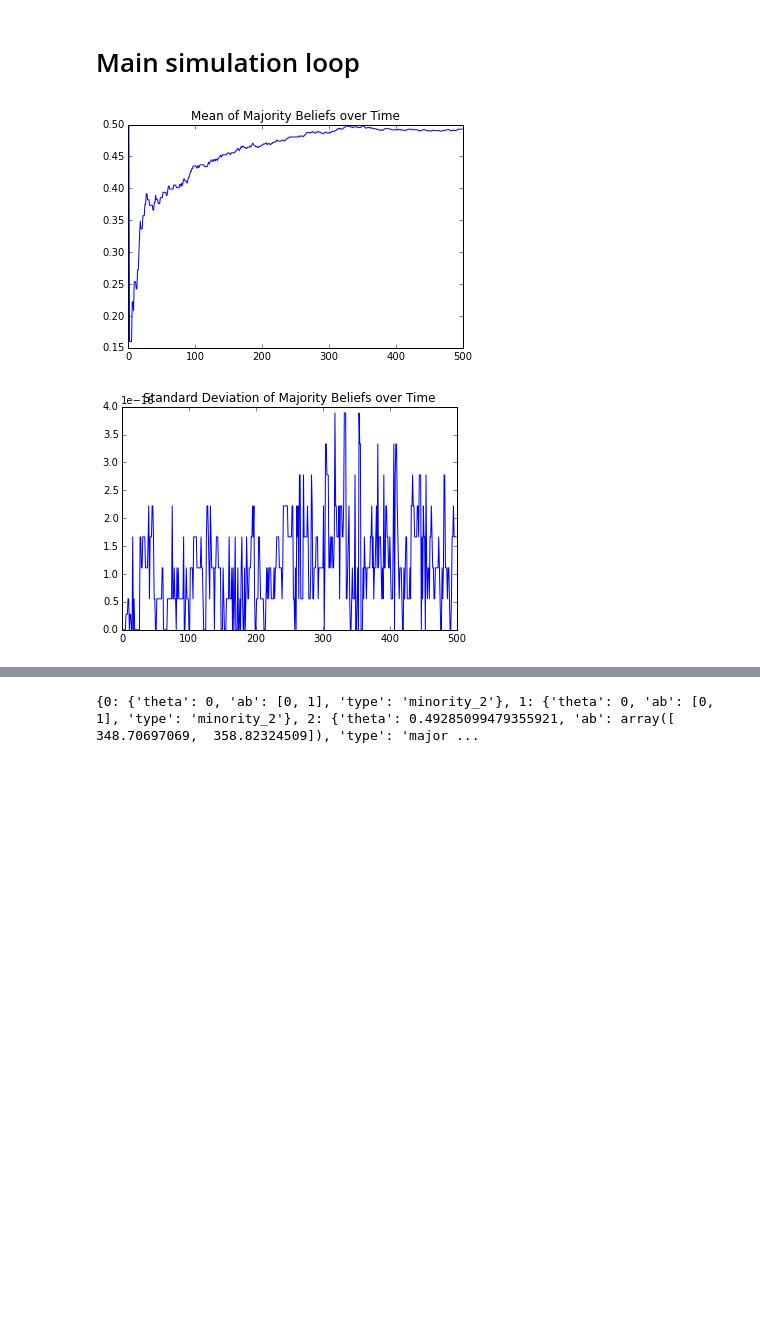
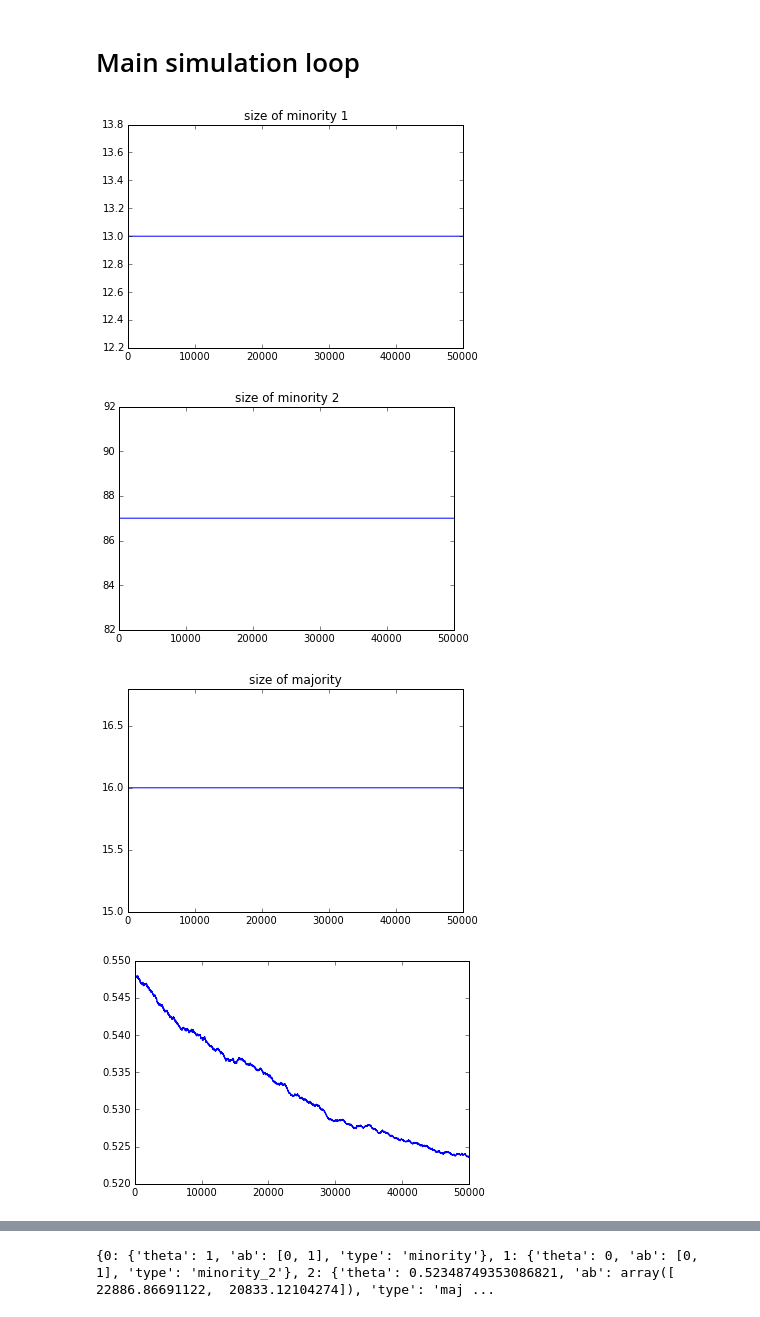
Before and after one commit to angelamzhou/SED-ABM, a Jupyter notebook: SED Lab-Minority Belief ABM.ipynb, the cells around one changed output, grey strips where cells are left out. Saved outputs shown, nothing was run; the diff lists cells and outputs as text; code cells hidden in the pictures; blank space fills up the shorter version.

```diff
--- a/SED Lab-Minority Belief ABM.ipynb
+++ b/SED Lab-Minority Belief ABM.ipynb
@@ -61,7 +64,8 @@ minority_2_ab.x = [0,1]
 #print minority_2_ab
 
 majority_theta_0 = 0.5
-majority_ab = find_a_b(0.4, 0.6, 0.6)
+majority_ab = find_a_b(0.4, 0.6, 0.1)
+print majority_ab.x
 #print majority_ab
 agents = np.arange(n)
 np.random.shuffle(agents)
@@ -140,17 +155,20 @@ def update_belief_assignment(agent_dict):
     # - distribution of beliefs for each group of agents vs time
     # - size of each group vs time
 
+
+
+
+T = 50000
+# number of interactions at every round
+t_round = 60
+n_agents = 2 # number of agents that interact
+group_n = np.zeros((T, 3))
+
 # keep track of hyperparameters
 mean_maj_beliefs = np.zeros(T)
 
 # sd of belief?
 std_maj_beliefs = np.zeros(T)
-
-
-T = 500
-# number of interactions at every round
-t_round = 20
-n_agents = 2 # number of agents that interact
 
 for t in np.arange(T):
     # randomly select two agents
@@ -158,34 +176,49 @@ for t in np.arange(T):
     # need to generalize this better
     agent = interaction_agents[0]
     agent2 = interaction_agents[1]
     if (agent in majority or agent2 in majority):
         # update each by the other
         # sample belief probability to get success probability
         # of an update
         if  agent_beliefs[agent]['type'] == 'majority':
             update_beliefs(agent, agent2, agent_beliefs, t)
         if  agent_beliefs[agent2]['type'] == 'majority':
             update_beliefs(agent2, agent, agent_beliefs, t)
     # keep track of statistics
     maj_beliefs = []
     for agent, val in agent_beliefs.items():
         if val['type'] == "majority":
             maj_beliefs.append(val['theta'])
 
     mean_maj_beliefs[t] = np.mean(maj_beliefs)
     std_maj_beliefs[t] = np.std(maj_beliefs)
     # move people into minority if their beliefs have migrated
-    update_belief_assignment(agent_beliefs)
+    group_n[t][:] += update_belief_assignment(agent_beliefs)
 
 
+plt.plot(group_n[:,1])
+plt.title('size of minority 1')
+plt.show()
+
+plt.plot(group_n[:,2])
+plt.title('size of minority 2')
+plt.show()
+
+plt.plot(group_n[:,0])
+plt.title('size of majority')
+plt.show()
+
 plt.plot(mean_maj_beliefs)
-plt.title('Mean of Majority Beliefs over Time')
+#plt.title('Mean of Majority Beliefs over Time')
+plt.title('')
 plt.show()
 
 plt.plot(std_maj_beliefs)
 plt.title('Standard Deviation of Majority Beliefs over Time')
 plt.show()
 print agent_beliefs
 # %% [output]
-[figure, old version]
+[figure, new version]
-[figure, old version]
+[figure, new version]
+[figure, added]
+[figure, added]
@@ -192 +226 @@ print agent_beliefs
-{0: {'theta': 0, 'ab': [0, 1], 'type': 'minority_2'}, 1: {'theta': 0, 'ab': [0, 1], 'type': 'minority_2'}, 2: {'theta': 0.49285099479355921, 'ab': array([ 348.70697069,  358.82324509]), 'type': 'major ...
+{0: {'theta': 1, 'ab': [0, 1], 'type': 'minority'}, 1: {'theta': 0, 'ab': [0, 1], 'type': 'minority_2'}, 2: {'theta': 0.52348749353086821, 'ab': array([ 22886.86691122,  20833.12104274]), 'type': 'maj ...
```
Also changed, not shown: parts of 4 cells of this notebook.
